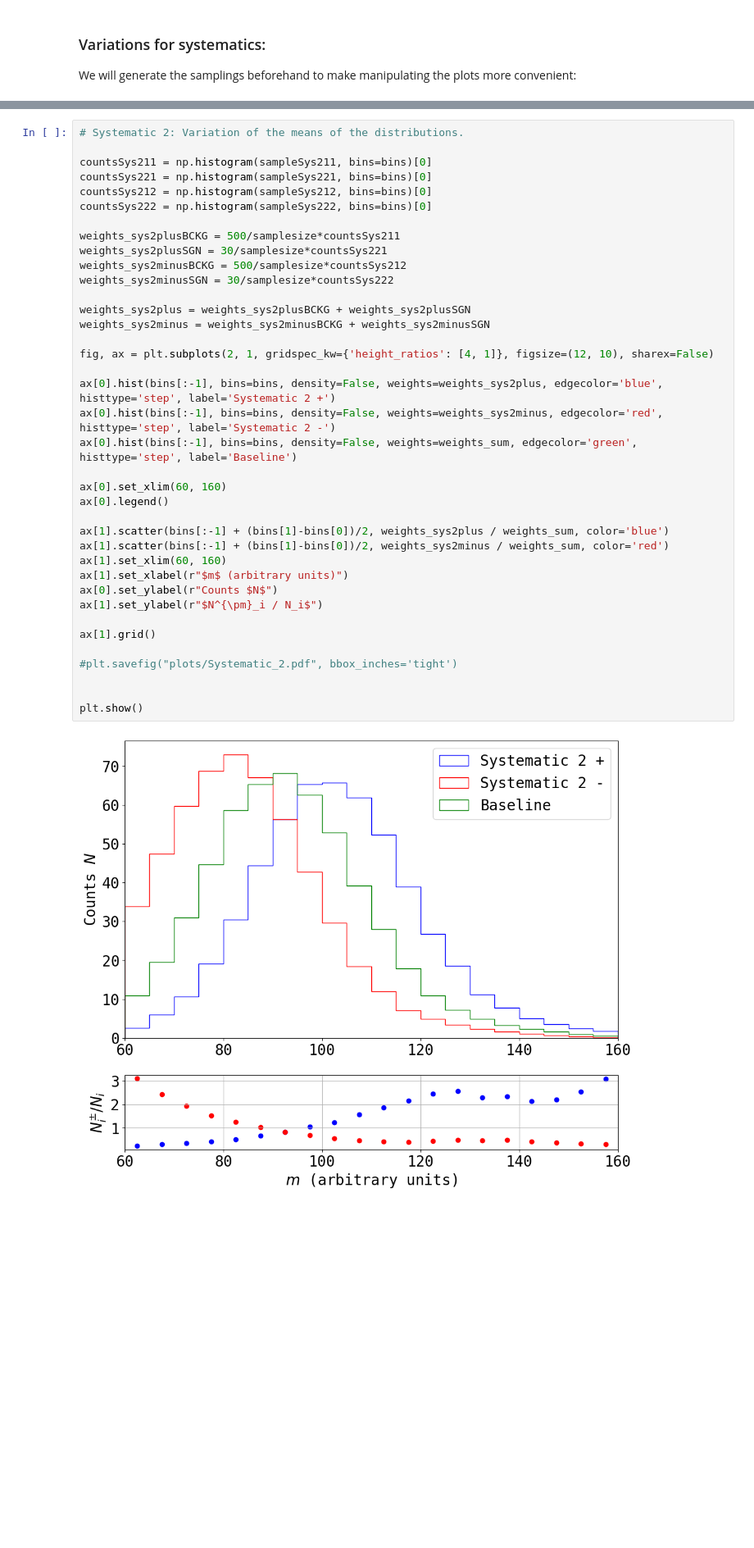
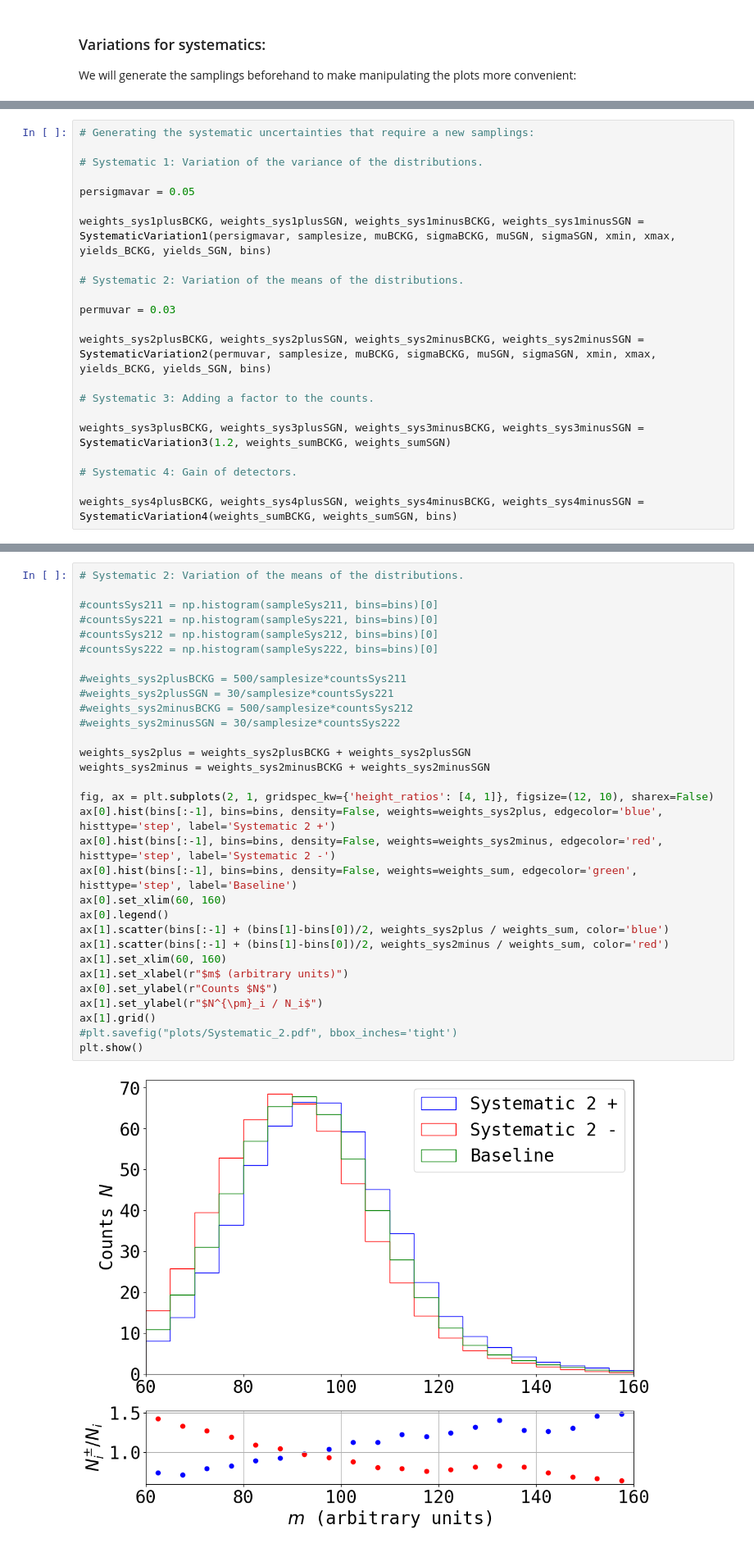
Before and after one commit to sgogoeg/SMODA_Final_Project_2026, a Jupyter notebook: Analysis.ipynb, the cells around one changed output, grey strips where cells are left out. Shown at 82% size. Saved outputs shown, nothing was run; the diff lists cells and outputs as text; blank space fills up the shorter version.

Commit message:
New MC Sampling

```diff
--- a/Analysis.ipynb
+++ b/Analysis.ipynb
@@ -226 +262,23 @@ sampleSys222 = SamplingTruncatedGaussian(125 - muvar, 17, xmin, xmax, size=sampl
+# %%
+# Generating the systematic uncertainties that require a new samplings:
+
+# Systematic 1: Variation of the variance of the distributions.
+
+persigmavar = 0.05
+
+weights_sys1plusBCKG, weights_sys1plusSGN, weights_sys1minusBCKG, weights_sys1minusSGN = SystematicVariation1(persigmavar, samplesize, muBCKG, sigmaBCKG, muSGN, sigmaSGN, xmin, xmax, yields_BCKG, yields_SGN, bins)
+
+# Systematic 2: Variation of the means of the distributions.
+
+permuvar = 0.03
+
+weights_sys2plusBCKG, weights_sys2plusSGN, weights_sys2minusBCKG, weights_sys2minusSGN = SystematicVariation2(permuvar, samplesize, muBCKG, sigmaBCKG, muSGN, sigmaSGN, xmin, xmax, yields_BCKG, yields_SGN, bins)
+
+# Systematic 3: Adding a factor to the counts.
+
+weights_sys3plusBCKG, weights_sys3plusSGN, weights_sys3minusBCKG, weights_sys3minusSGN = SystematicVariation3(1.2, weights_sumBCKG, weights_sumSGN)
+
+# Systematic 4: Gain of detectors.
+
+weights_sys4plusBCKG, weights_sys4plusSGN, weights_sys4minusBCKG, weights_sys4minusSGN = SystematicVariation4(weights_sumBCKG, weights_sumSGN, bins)
 # %% [markdown]
@@ -276,41 +365,34 @@ We get this by displacing the distribution in $m$. We get this by modifying the
 # %%
 # Systematic 2: Variation of the means of the distributions.
 
-countsSys211 = np.histogram(sampleSys211, bins=bins)[0]
-countsSys221 = np.histogram(sampleSys221, bins=bins)[0]
-countsSys212 = np.histogram(sampleSys212, bins=bins)[0]
-countsSys222 = np.histogram(sampleSys222, bins=bins)[0]
+#countsSys211 = np.histogram(sampleSys211, bins=bins)[0]
+#countsSys221 = np.histogram(sampleSys221, bins=bins)[0]
+#countsSys212 = np.histogram(sampleSys212, bins=bins)[0]
+#countsSys222 = np.histogram(sampleSys222, bins=bins)[0]
 
-weights_sys2plusBCKG = 500/samplesize*countsSys211
-weights_sys2plusSGN = 30/samplesize*countsSys221
-weights_sys2minusBCKG = 500/samplesize*countsSys212
-weights_sys2minusSGN = 30/samplesize*countsSys222
+#weights_sys2plusBCKG = 500/samplesize*countsSys211
+#weights_sys2plusSGN = 30/samplesize*countsSys221
+#weights_sys2minusBCKG = 500/samplesize*countsSys212
+#weights_sys2minusSGN = 30/samplesize*countsSys222
 
 weights_sys2plus = weights_sys2plusBCKG + weights_sys2plusSGN
 weights_sys2minus = weights_sys2minusBCKG + weights_sys2minusSGN
 
 fig, ax = plt.subplots(2, 1, gridspec_kw={'height_ratios': [4, 1]}, figsize=(12, 10), sharex=False)
-
 ax[0].hist(bins[:-1], bins=bins, density=False, weights=weights_sys2plus, edgecolor='blue', histtype='step', label='Systematic 2 +')
 ax[0].hist(bins[:-1], bins=bins, density=False, weights=weights_sys2minus, edgecolor='red', histtype='step', label='Systematic 2 -')
 ax[0].hist(bins[:-1], bins=bins, density=False, weights=weights_sum, edgecolor='green', histtype='step', label='Baseline')
-
 ax[0].set_xlim(60, 160)
 ax[0].legend()
-
 ax[1].scatter(bins[:-1] + (bins[1]-bins[0])/2, weights_sys2plus / weights_sum, color='blue')
 ax[1].scatter(bins[:-1] + (bins[1]-bins[0])/2, weights_sys2minus / weights_sum, color='red')
 ax[1].set_xlim(60, 160)
 ax[1].set_xlabel(r"$m$ (arbitrary units)")
 ax[0].set_ylabel(r"Counts $N$")
 ax[1].set_ylabel(r"$N^{\pm}_i / N_i$")
-
 ax[1].grid()
-
 #plt.savefig("plots/Systematic_2.pdf", bbox_inches='tight')
-
-
 plt.show()
 # %% [output]
-[figure, old version]
+[figure, new version]
 # %% [markdown]
```
Also changed, not shown: parts of 36 cells of this notebook, 10 other files.
